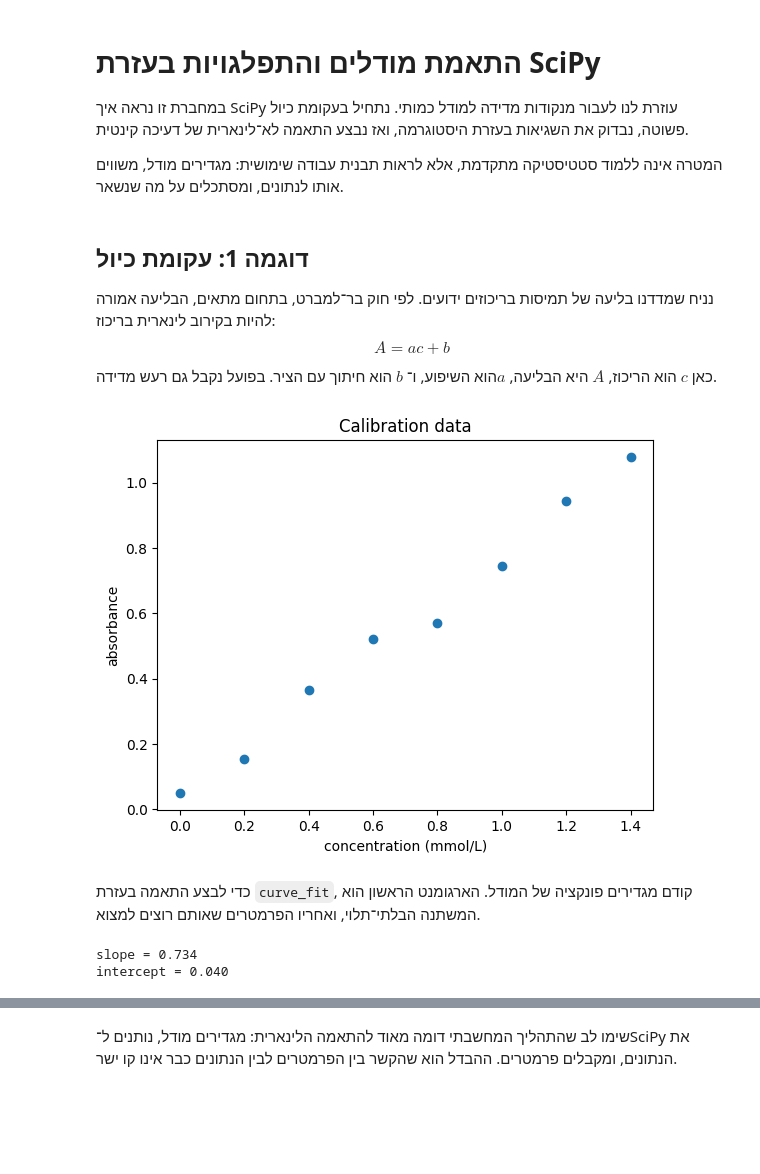
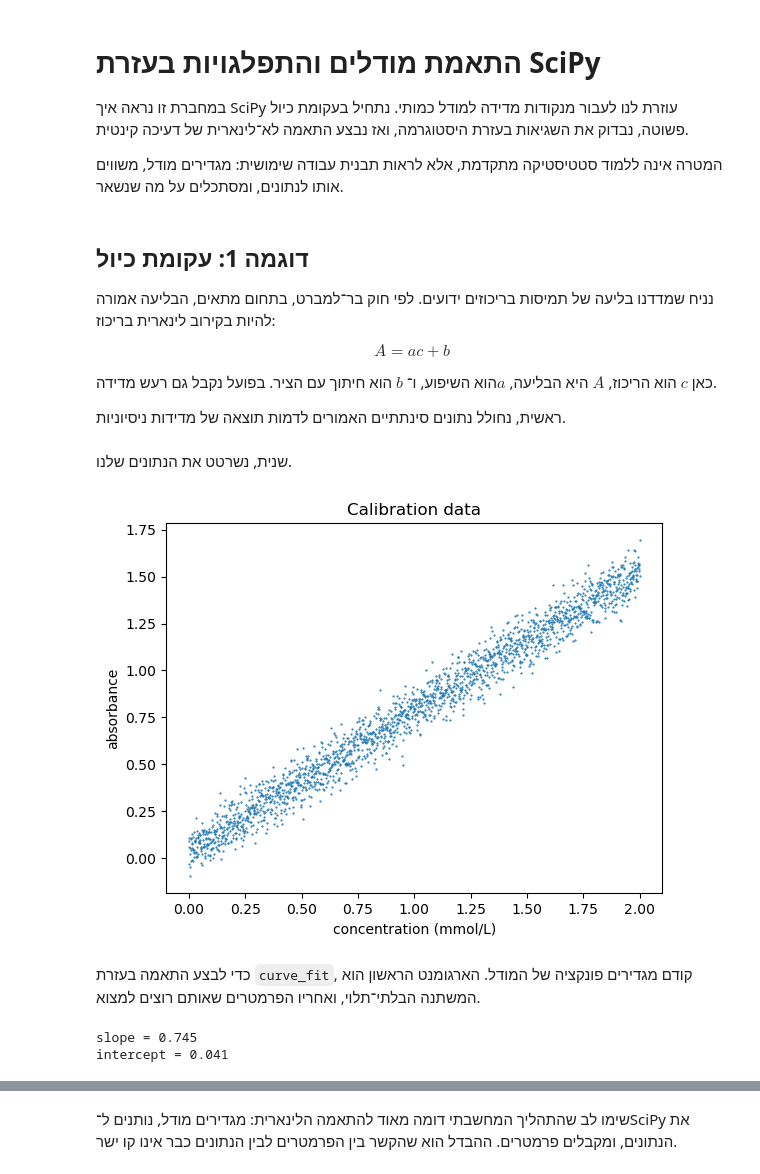
Before and after one commit to hag007/pyprog4chem, a Jupyter notebook: course/weeks/week_9/9_1_fitting_and_distributions.ipynb, the cells around one changed output, grey strips where cells are left out. Drawn from its saved outputs; the diff is of its cells as text; code cells hidden in the pictures; blank space fills up the shorter version.

```diff
--- a/course/weeks/week_9/9_1_fitting_and_distributions.ipynb
+++ b/course/weeks/week_9/9_1_fitting_and_distributions.ipynb
@@ -12,26 +12,32 @@ from scipy.stats import norm
 # %% [markdown]
 ## דוגמה 1: עקומת כיול
 נניח שמדדנו בליעה של תמיסות בריכוזים ידועים. לפי חוק בר־למברט, בתחום מתאים, הבליעה אמורה להיות בקירוב לינארית בריכוז:
+
 $$A = a c + b$$
+
 כאן $c$ הוא הריכוז, $A$ היא הבליעה, $a$הוא השיפוע, ו־ $b$ הוא חיתוך עם הציר. בפועל נקבל גם רעש מדידה.
+
+ראשית, נחולל נתונים סינתתיים האמורים לדמות תוצאה של מדידות ניסיוניות.
 # %%
 rng = np.random.default_rng(42)
 
-concentration = np.array([0.0, 0.2, 0.4, 0.6, 0.8, 1.0, 1.2, 1.4]) # mmol/L
+concentration = np.linspace(0.0, 2.0, 2000) # mmol/L
 true_slope = 0.75
 true_intercept = 0.04
-noise = rng.normal(loc=0.0, scale=0.035, size=concentration.size)
+noise = rng.normal(loc=0.0, scale=0.07, size=concentration.size)
 
 absorbance = true_slope * concentration + true_intercept + noise
+# %% [markdown]
+שנית, נשרטט את הנתונים שלנו.
 # %%
 plt.figure()
-plt.scatter(concentration, absorbance)
+plt.scatter(concentration, absorbance, s=0.3)
 plt.xlabel('concentration (mmol/L)')
 plt.ylabel('absorbance')
 plt.title('Calibration data')
 plt.show()
 # %% [output]
-[figure, old version]
+[figure, new version]
 # %% [markdown]
 כדי לבצע התאמה בעזרת `curve_fit`, קודם מגדירים פונקציה של המודל. הארגומנט הראשון הוא המשתנה הבלתי־תלוי, ואחריו הפרמטרים שאותם רוצים למצוא.
 # %%
@@ -44,6 +50,6 @@ slope, intercept = params
 print(f'slope = {slope:.3f}')
 print(f'intercept = {intercept:.3f}')
 # %% [output]
-slope = 0.734
-intercept = 0.040
+slope = 0.745
+intercept = 0.041
 # %%
```
Also changed, not shown: parts of 13 cells of this notebook, 3 other files.
